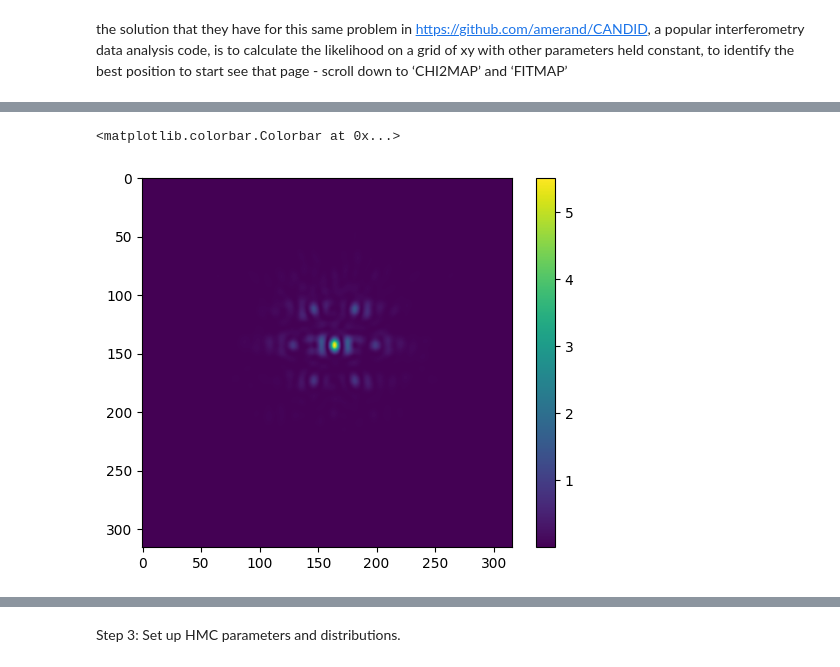
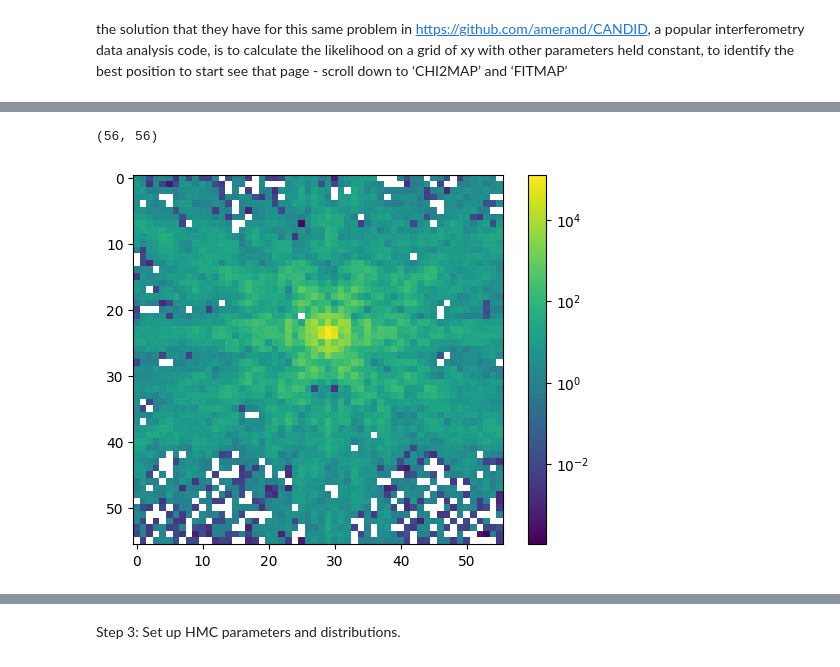
Before and after one commit to itroitskaya/optics, a Jupyter notebook: KF_base_HMC_modeling.ipynb, the cells around one changed output, grey strips where cells are left out. Drawn from its saved outputs; the diff is of its cells as text; code cells hidden in the pictures.

```diff
--- a/KF_base_HMC_modeling.ipynb
+++ b/KF_base_HMC_modeling.ipynb
@@ -101,13 +37,17 @@ webb_options = {
     'add_distortion': False,
 }
 
-optics = NIRCamCoron(filter = "F300M",
-                     pupil_mask = "CIRCLYOT",
-                     coron_mask = "MASK430R",
-                     detector = "NRCA5",
-                     aperture = "NRCA5_FULL_MASK430R",
-                     fft_oversample=4,
-                     options=webb_options)
+optics = NIRCam(filter = "F300M",
+                pupil_mask = None,
+                coron_mask = None,
+                detector = "NRCA5",
+                aperture = "NRCA5_FULL_MASK430R",
+                fft_oversample=1,
+                fov_arcsec=None,
+                fov_pixels=56,
+                options=webb_options)
+
+wavels, weights = optics.get_wavelengths()
 
 spec = dl.Spectrum(wavels, weights)
 
@@ -151,11 +88,12 @@ psf_photon = 1*jr.poisson(jr.PRNGKey(0), psf)
 bg_noise = 0.01*jr.normal(jr.PRNGKey(0), psf_photon.shape)
 data = psf_photon + bg_noise
 # %%
-plt.imshow(psf)
+plt.imshow(data, norm="log")
 plt.colorbar()
+print(data.shape)
 # %% [output]
-<matplotlib.colorbar.Colorbar at 0x...>
+(56, 56)
-[figure, old version]
+[figure, new version]
 # %%
 parameters = ['source.position']
 
```
Also changed, not shown: parts of 9 cells of this notebook.
